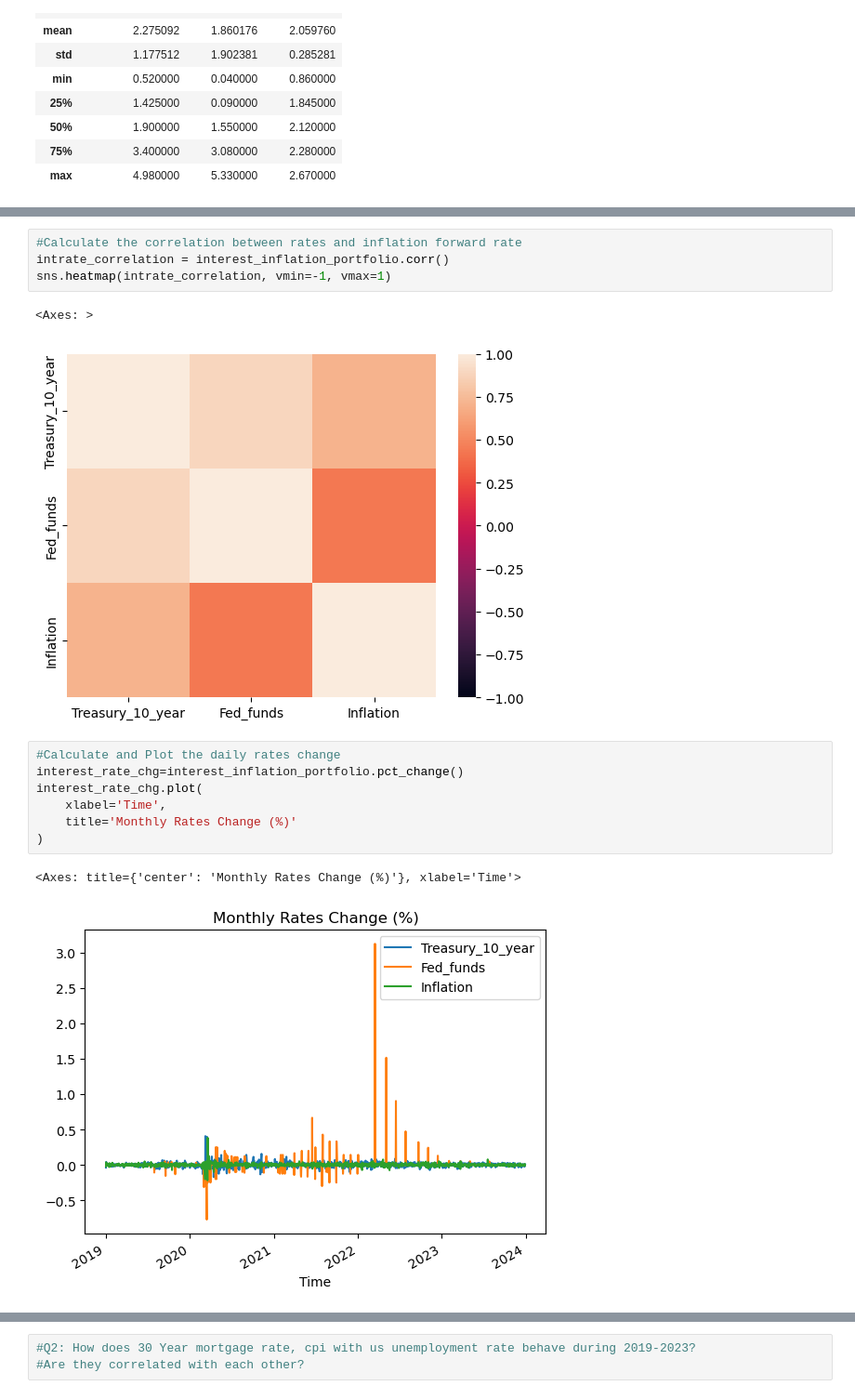
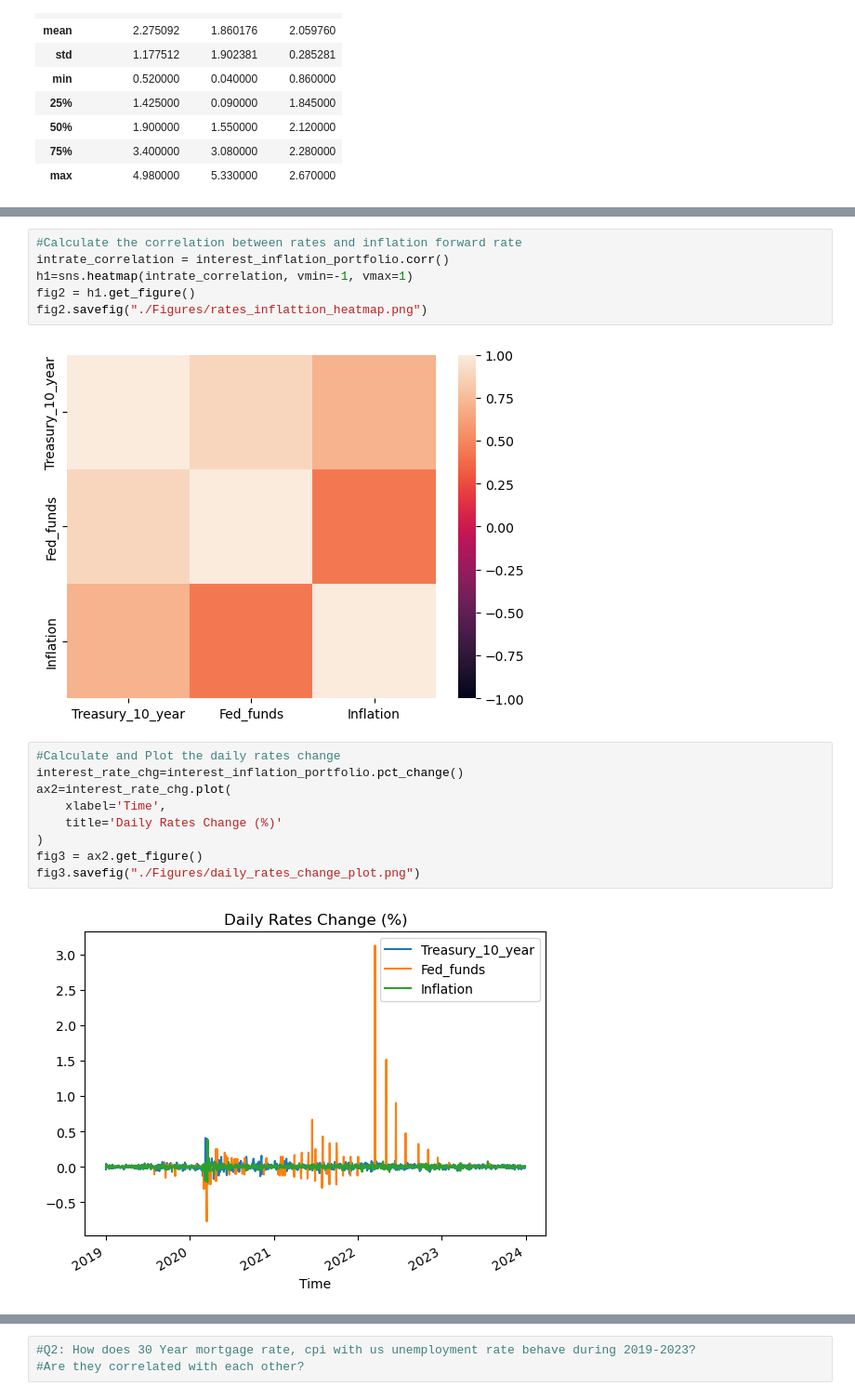
Before and after one commit to justicebangura/Project-1, a Jupyter notebook: economic_data_prep.ipynb, the cells around one changed output, grey strips where cells are left out. Shown at 93% size. Cells and saved outputs as stored; diff of their text form.

Commit message:
figures updates for economic data

```diff
--- a/economic_data_prep.ipynb
+++ b/economic_data_prep.ipynb
@@ -113,19 +119,21 @@ ax=interest_inflation_portfolio.plot(
 # %%
 #Calculate the correlation between rates and inflation forward rate
 intrate_correlation = interest_inflation_portfolio.corr()
-sns.heatmap(intrate_correlation, vmin=-1, vmax=1)
+h1=sns.heatmap(intrate_correlation, vmin=-1, vmax=1)
+fig2 = h1.get_figure()
+fig2.savefig("./Figures/rates_inflattion_heatmap.png")
 # %% [output]
-<Axes: >
 [figure]
 # %%
 #Calculate and Plot the daily rates change
 interest_rate_chg=interest_inflation_portfolio.pct_change()
-interest_rate_chg.plot(
+ax2=interest_rate_chg.plot(
     xlabel='Time',
-    title='Monthly Rates Change (%)'
+    title='Daily Rates Change (%)'
 )
+fig3 = ax2.get_figure()
+fig3.savefig("./Figures/daily_rates_change_plot.png")
 # %% [output]
-<Axes: title={'center': 'Monthly Rates Change (%)'}, xlabel='Time'>
-[figure, old version]
+[figure, new version]
 # %%
 #Plot the relationship between interest rates and inflation forward rate change
```
Also changed, not shown: parts of 13 cells of this notebook, 22 other files.
